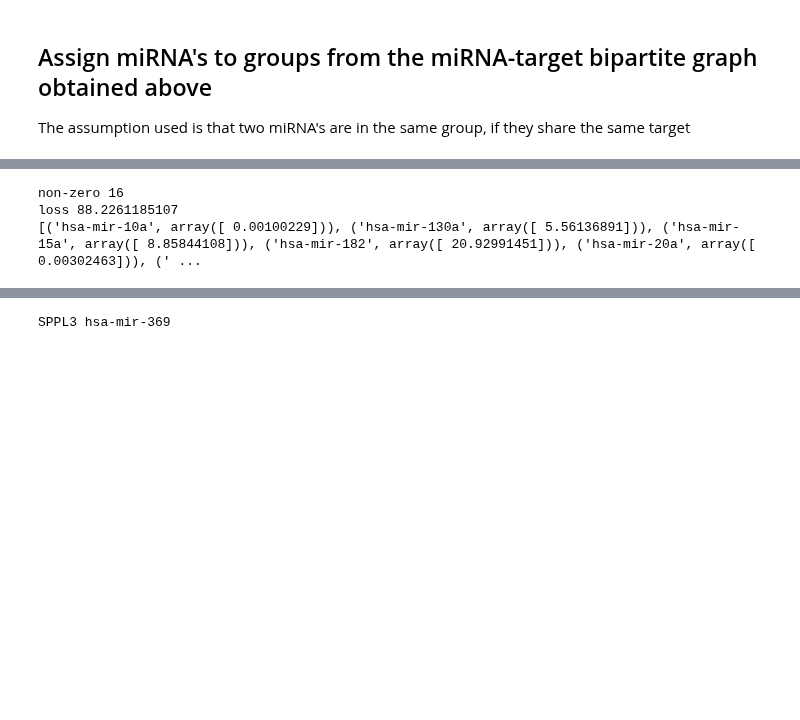
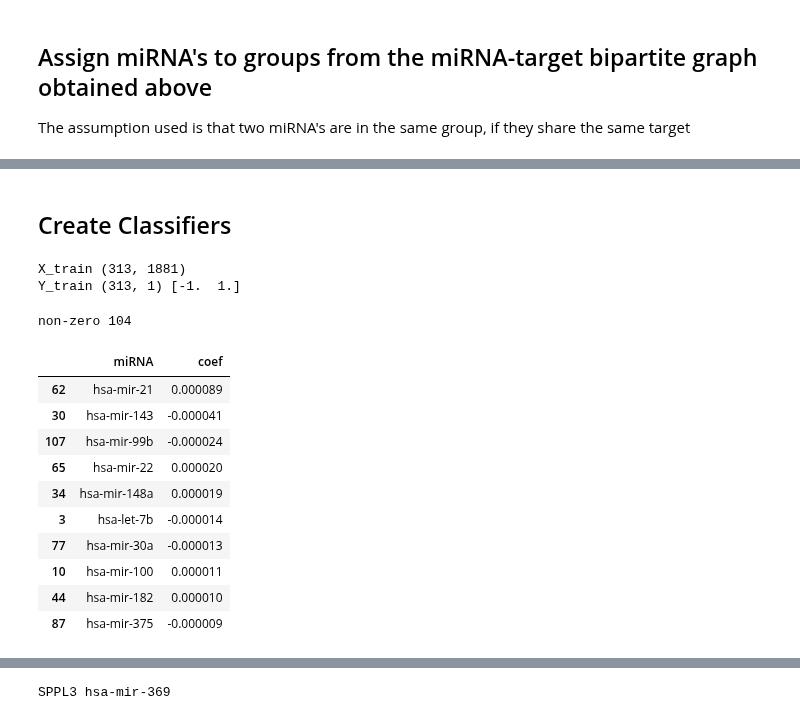
Before and after one commit to JonnyTran/microRNA-Lung-Cancer-Associations, a Jupyter notebook: notebooks/miRNA-gene_exp.ipynb, the cells around one changed output, grey strips where cells are left out. Cells and saved outputs as stored; diff of their text form; code cells hidden in the pictures; blank space fills up the shorter version.

```diff
--- a/notebooks/miRNA-gene_exp.ipynb
+++ b/notebooks/miRNA-gene_exp.ipynb
@@ -303,8 +263,8 @@ print mirna_groups.values()
 # %%
-pathologic_stage_map = {'normal': 0,'Stage I': 1, 'Stage IA': 1, 'Stage IB': 1,
-                        'Stage II': 2, 'Stage IIA': 2, 'Stage IIB': 2,
-                        'Stage III': 3, 'Stage IIIA': 3, 'Stage IIIB': 3,
-                        'Stage IV': 4}
+pathologic_stage_map = {'normal': -1,'Stage I': 1, 'Stage IA': 1, 'Stage IB': 1,
+                        'Stage II': 1, 'Stage IIA': 1, 'Stage IIB': 1,
+                        'Stage III': 1, 'Stage IIIA': 1, 'Stage IIIB': 1,
+                        'Stage IV': 1}
 y = Y.replace(pathologic_stage_map)
 y
 # %% [output]
@@ -371,8 +288,64 @@ loss 32.5259167415
-# %%
-print 'non-zero', len(W.nonzero()[0])
-print 'loss', np.sqrt(np.sum(np.square(np.dot(X, W) - y)))
-print [(mirna_list[i], W[i]) for i in W.nonzero()[0]]
-# %% [output]
-non-zero 16
-loss 88.2261185107
-[('hsa-mir-10a', array([ 0.00100229])), ('hsa-mir-130a', array([ 5.56136891])), ('hsa-mir-15a', array([ 8.85844108])), ('hsa-mir-182', array([ 20.92991451])), ('hsa-mir-20a', array([ 0.00302463])), (' ...
+# %% [markdown]
+## Create Classifiers
+# %%
+import spams
+from sklearn.model_selection import train_test_split
+from src.models.group_lasso_spams import SPAMSClassifier
+
+myfloat = np.float
+param = {'numThreads': -1, 'verbose': True,
+         'lambda1': 0.05, 'it0': 10, 'max_it': 500,
+         'L0': 0.1, 'tol': 1e-3, 'intercept': False,
+         'pos': False}
+param['loss'] = 'weighted-logistic'
+param['regul'] = 'group-lasso-l2'
+param['lambda1'] = 0.5
+
+X = np.asanyarray(pandas.concat([mirna_tumor, mirna_normal]), dtype=myfloat)
+y = np.array(y, dtype=myfloat)
+y = np.reshape(y, [y.shape[0], 1])
+
+
+X_train, X_test, Y_train, Y_test = \
+    train_test_split(X, y, test_size=0.4, random_state=np.random.randint(0, 10000), stratify=y)
+
+X_train = np.asfortranarray(X_train)
+
+print "X_train", X_train.shape
+print "Y_train", Y_train.shape, np.unique(Y_train)
+
+group_l2 = SPAMSClassifier()
+group_l2.fit(X_train, Y_train, groups=np.array(mirna_groups.values(), dtype=np.int32), params=param)
+
+group_wo_groups = SPAMSClassifier()
+group_wo_groups.fit(X_train, Y_train, groups=np.array(np.arange(1881)+1, dtype=np.int32), params=param)
+
+param['regul'] = 'elastic-net'
+elastic_net = SPAMSClassifier()
+elastic_net.fit(X_train, Y_train, groups=np.array(np.arange(1881)+1, dtype=np.int32), params=param)
+# %% [output]
+X_train (313, 1881)
+Y_train (313, 1) [-1.  1.]
+non-zero 104
+# %%
+for model, name in [(group_l2, 'group-lasso-l2'),
+                  (group_wo_groups, 'Naive Bayes'),
+                  (elastic_net, 'Support Vector Classification'),
+                  (rfc, 'Random Forest')]:
+    print '\n', name
+    print 'non-zero', model.get_selected_miRNAs(mirna_list).shape[0]
+    print metrics.classification_report(Y_test, model.predict(X_test),
+                                    labels=[-1, 1],
+                                    target_names=['normal', 'Stages'])
+# %% [output]
+|  | miRNA | coef |
+| 62 | hsa-mir-21 | 0.000089 |
+| 30 | hsa-mir-143 | -0.000041 |
+| 107 | hsa-mir-99b | -0.000024 |
+| 65 | hsa-mir-22 | 0.000020 |
+| 34 | hsa-mir-148a | 0.000019 |
+| 3 | hsa-let-7b | -0.000014 |
+| 77 | hsa-mir-30a | -0.000013 |
+| 10 | hsa-mir-100 | 0.000011 |
+| 44 | hsa-mir-182 | 0.000010 |
+| 87 | hsa-mir-375 | -0.000009 |
```
Also changed, not shown: parts of 16 cells of this notebook, 5 other files.
